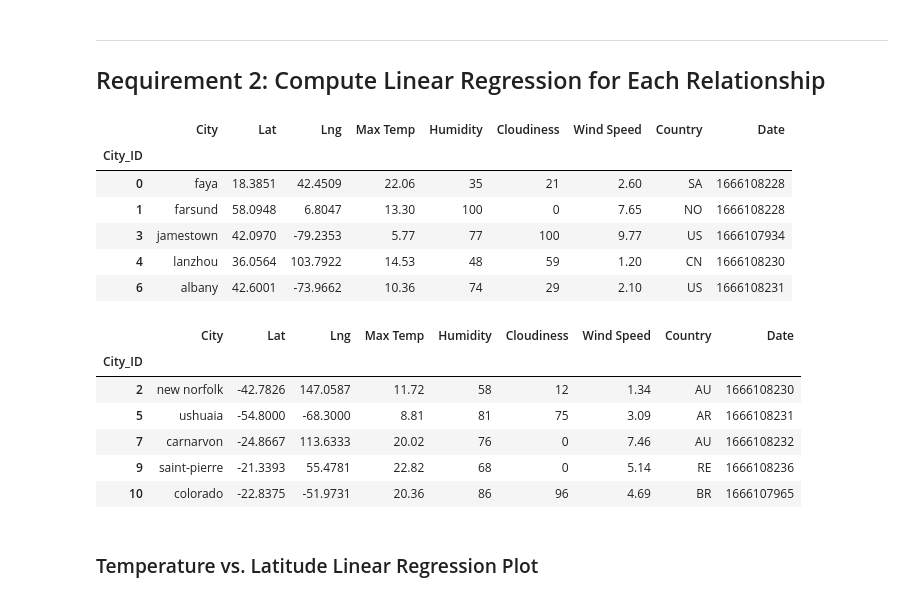
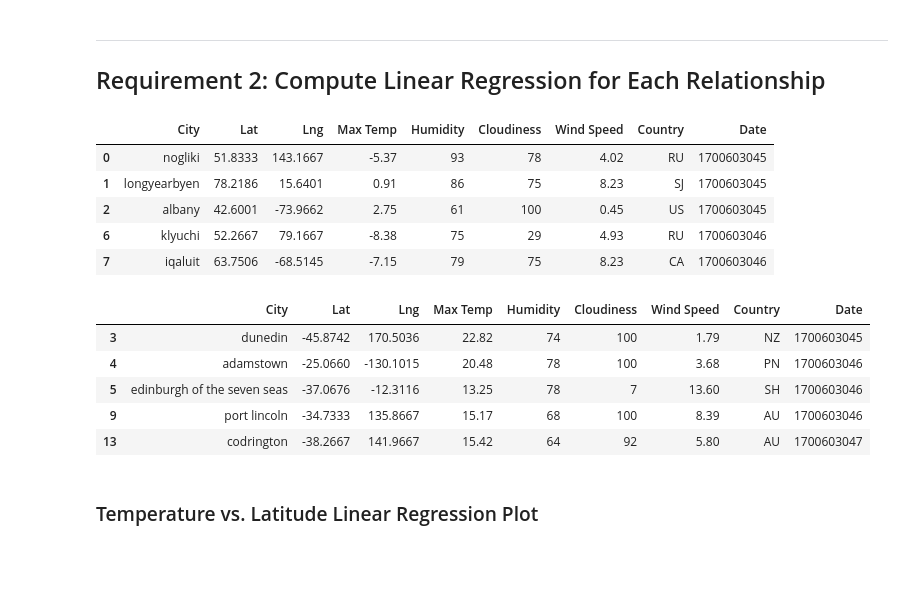
Before and after one commit to siobyrne/python-api-challenge, a Jupyter notebook: WeatherPy.ipynb, the cells around one changed output. Cells and saved outputs as stored; diff of their text form; code cells hidden in the pictures; blank space fills up the shorter version.

```diff
--- a/WeatherPy.ipynb
+++ b/WeatherPy.ipynb
@@ -268,30 +283,28 @@ plt.show()
 # %%
 # Create a DataFrame with the Northern Hemisphere data (Latitude >= 0)
-# YOUR CODE HERE
+northern_df = pd.DataFrame(city_data_df[city_data_df['Lat'] >= 0])
 
 # Display sample data
-northern_hemi_df.head()
+northern_df.head()
 # %% [output]
 |  | City | Lat | Lng | Max Temp | Humidity | Cloudiness | Wind Speed | Country | Date |
-| City_ID |  |  |  |  |  |  |  |  |  |
-| 0 | faya | 18.3851 | 42.4509 | 22.06 | 35 | 21 | 2.60 | SA | 1666108228 |
-| 1 | farsund | 58.0948 | 6.8047 | 13.30 | 100 | 0 | 7.65 | NO | 1666108228 |
-| 3 | jamestown | 42.0970 | -79.2353 | 5.77 | 77 | 100 | 9.77 | US | 1666107934 |
-| 4 | lanzhou | 36.0564 | 103.7922 | 14.53 | 48 | 59 | 1.20 | CN | 1666108230 |
-| 6 | albany | 42.6001 | -73.9662 | 10.36 | 74 | 29 | 2.10 | US | 1666108231 |
+| 0 | nogliki | 51.8333 | 143.1667 | -5.37 | 93 | 78 | 4.02 | RU | 1700603045 |
+| 1 | longyearbyen | 78.2186 | 15.6401 | 0.91 | 86 | 75 | 8.23 | SJ | 1700603045 |
+| 2 | albany | 42.6001 | -73.9662 | 2.75 | 61 | 100 | 0.45 | US | 1700603045 |
+| 6 | klyuchi | 52.2667 | 79.1667 | -8.38 | 75 | 29 | 4.93 | RU | 1700603046 |
+| 7 | iqaluit | 63.7506 | -68.5145 | -7.15 | 79 | 75 | 8.23 | CA | 1700603046 |
 # %%
 # Create a DataFrame with the Southern Hemisphere data (Latitude < 0)
-# YOUR CODE HERE
+southern_df = pd.DataFrame(city_data_df[city_data_df['Lat'] < 0])
 
 # Display sample data
-southern_hemi_df.head()
+southern_df.head()
 # %% [output]
 |  | City | Lat | Lng | Max Temp | Humidity | Cloudiness | Wind Speed | Country | Date |
-| City_ID |  |  |  |  |  |  |  |  |  |
-| 2 | new norfolk | -42.7826 | 147.0587 | 11.72 | 58 | 12 | 1.34 | AU | 1666108230 |
-| 5 | ushuaia | -54.8000 | -68.3000 | 8.81 | 81 | 75 | 3.09 | AR | 1666108231 |
-| 7 | carnarvon | -24.8667 | 113.6333 | 20.02 | 76 | 0 | 7.46 | AU | 1666108232 |
-| 9 | saint-pierre | -21.3393 | 55.4781 | 22.82 | 68 | 0 | 5.14 | RE | 1666108236 |
-| 10 | colorado | -22.8375 | -51.9731 | 20.36 | 86 | 96 | 4.69 | BR | 1666107965 |
+| 3 | dunedin | -45.8742 | 170.5036 | 22.82 | 74 | 100 | 1.79 | NZ | 1700603045 |
+| 4 | adamstown | -25.0660 | -130.1015 | 20.48 | 78 | 100 | 3.68 | PN | 1700603046 |
+| 5 | edinburgh of the seven seas | -37.0676 | -12.3116 | 13.25 | 78 | 7 | 13.60 | SH | 1700603046 |
+| 9 | port lincoln | -34.7333 | 135.8667 | 15.17 | 68 | 100 | 8.39 | AU | 1700603046 |
+| 13 | codrington | -38.2667 | 141.9667 | 15.42 | 64 | 92 | 5.80 | AU | 1700603047 |
 # %% [markdown]
 ###  Temperature vs. Latitude Linear Regression Plot
```
Also changed, not shown: parts of 5 cells of this notebook, 2 other files.
